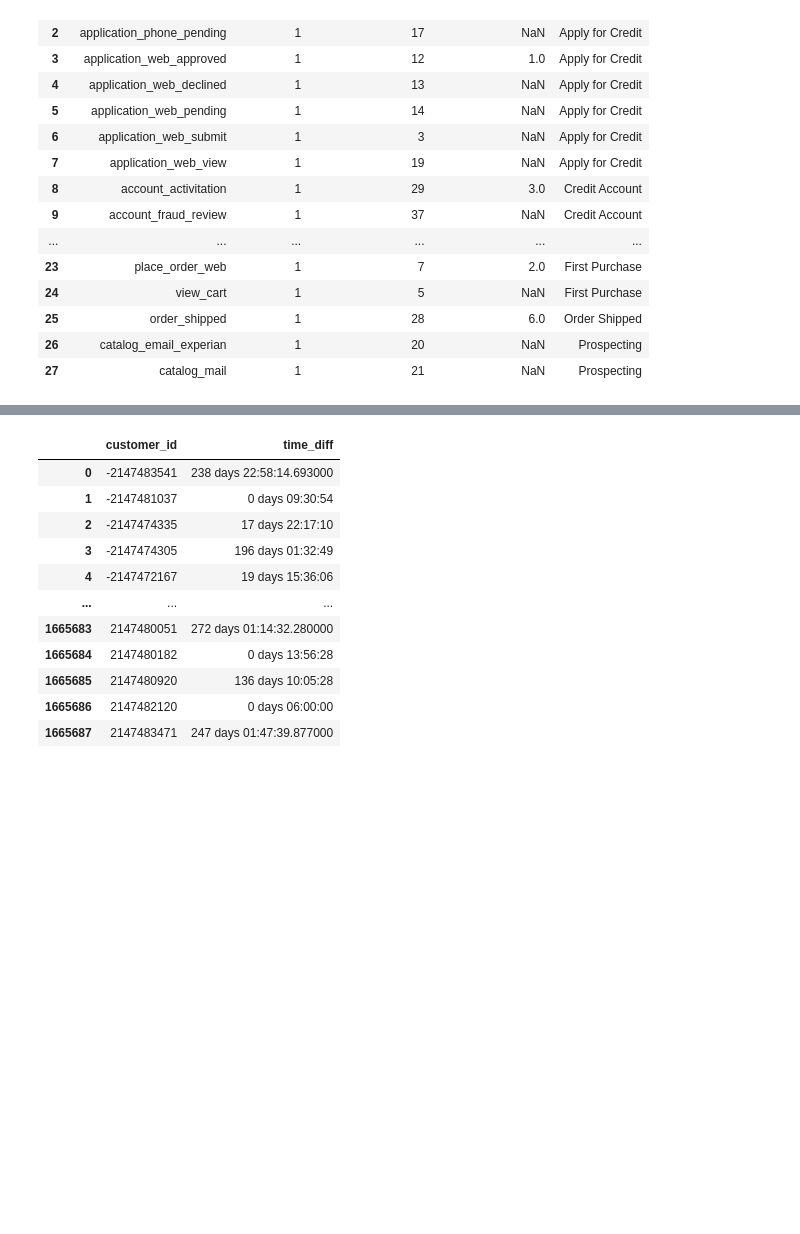
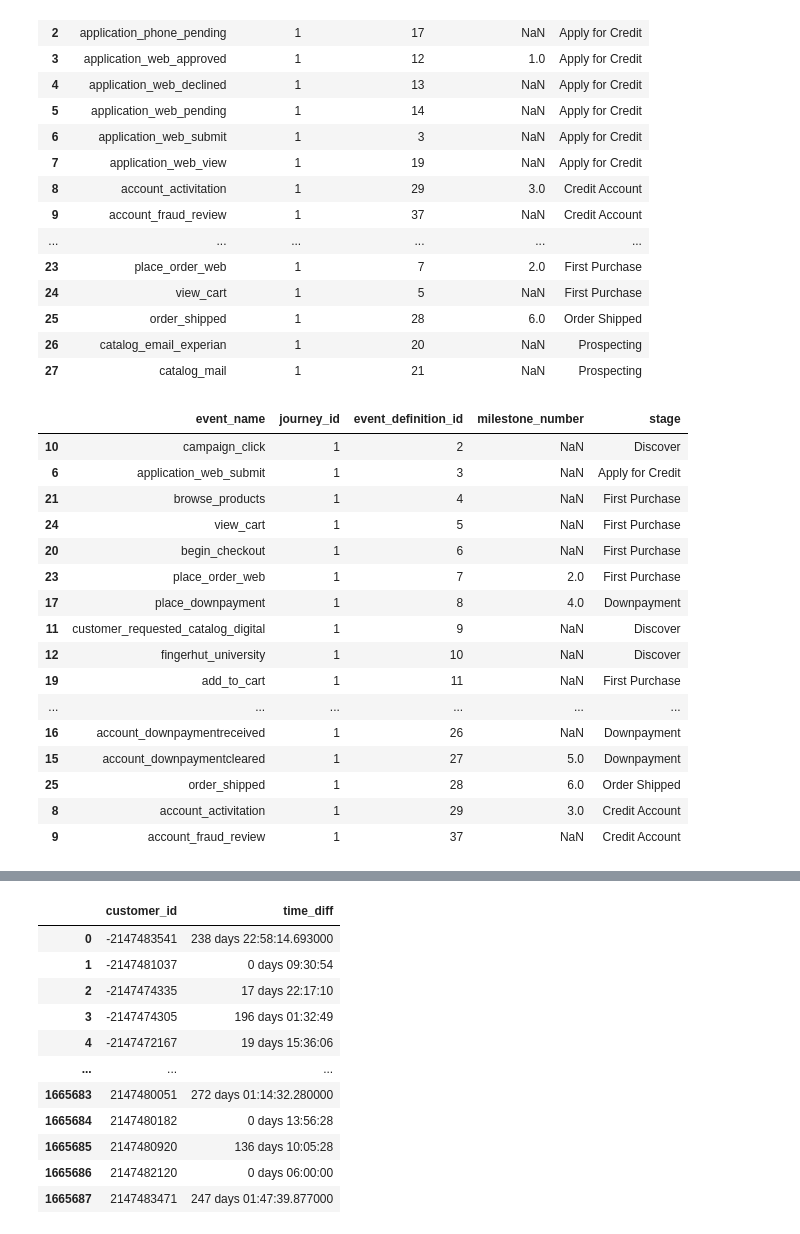
Before and after one commit to cjunwon/STATSM148-Fingerhut-Consulting, a Jupyter notebook: alyssa_code/cleaned_data_eda.ipynb, the cells around one changed output, grey strips where cells are left out. Saved outputs shown, nothing was run; the diff lists cells and outputs as text; code cells hidden in the pictures; blank space fills up the shorter version.

```diff
--- a/alyssa_code/cleaned_data_eda.ipynb
+++ b/alyssa_code/cleaned_data_eda.ipynb
@@ -24,6 +24,27 @@ def_df
 | 25 | order_shipped | 1 | 28 | 6.0 | Order Shipped |
 | 26 | catalog_email_experian | 1 | 20 | NaN | Prospecting |
 | 27 | catalog_mail | 1 | 21 | NaN | Prospecting |
+# %%
+def_df_sorted = def_df.sort_values('event_definition_id')
+def_df_sorted
+# %% [output]
+|  | event_name | journey_id | event_definition_id | milestone_number | stage |
+| 10 | campaign_click | 1 | 2 | NaN | Discover |
+| 6 | application_web_submit | 1 | 3 | NaN | Apply for Credit |
+| 21 | browse_products | 1 | 4 | NaN | First Purchase |
+| 24 | view_cart | 1 | 5 | NaN | First Purchase |
+| 20 | begin_checkout | 1 | 6 | NaN | First Purchase |
+| 23 | place_order_web | 1 | 7 | 2.0 | First Purchase |
+| 17 | place_downpayment | 1 | 8 | 4.0 | Downpayment |
+| 11 | customer_requested_catalog_digital | 1 | 9 | NaN | Discover |
+| 12 | fingerhut_university | 1 | 10 | NaN | Discover |
+| 19 | add_to_cart | 1 | 11 | NaN | First Purchase |
+| ... | ... | ... | ... | ... | ... |
+| 16 | account_downpaymentreceived | 1 | 26 | NaN | Downpayment |
+| 15 | account_downpaymentcleared | 1 | 27 | 5.0 | Downpayment |
+| 25 | order_shipped | 1 | 28 | 6.0 | Order Shipped |
+| 8 | account_activitation | 1 | 29 | 3.0 | Credit Account |
+| 9 | account_fraud_review | 1 | 37 | NaN | Credit Account |
 # %%
 cleaned_df.head()
 # %% [output]
```
Also changed, not shown: 5 other files.
